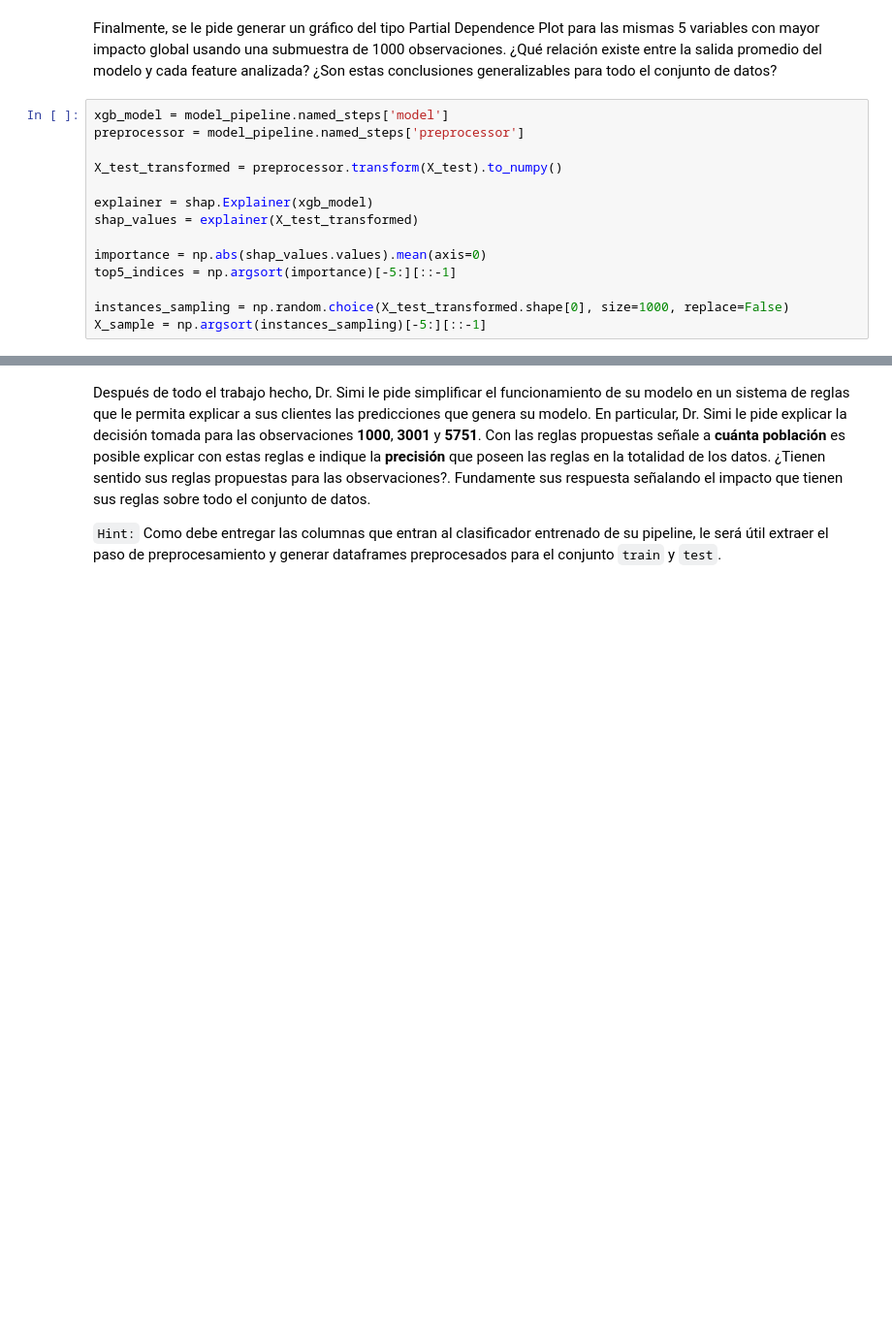
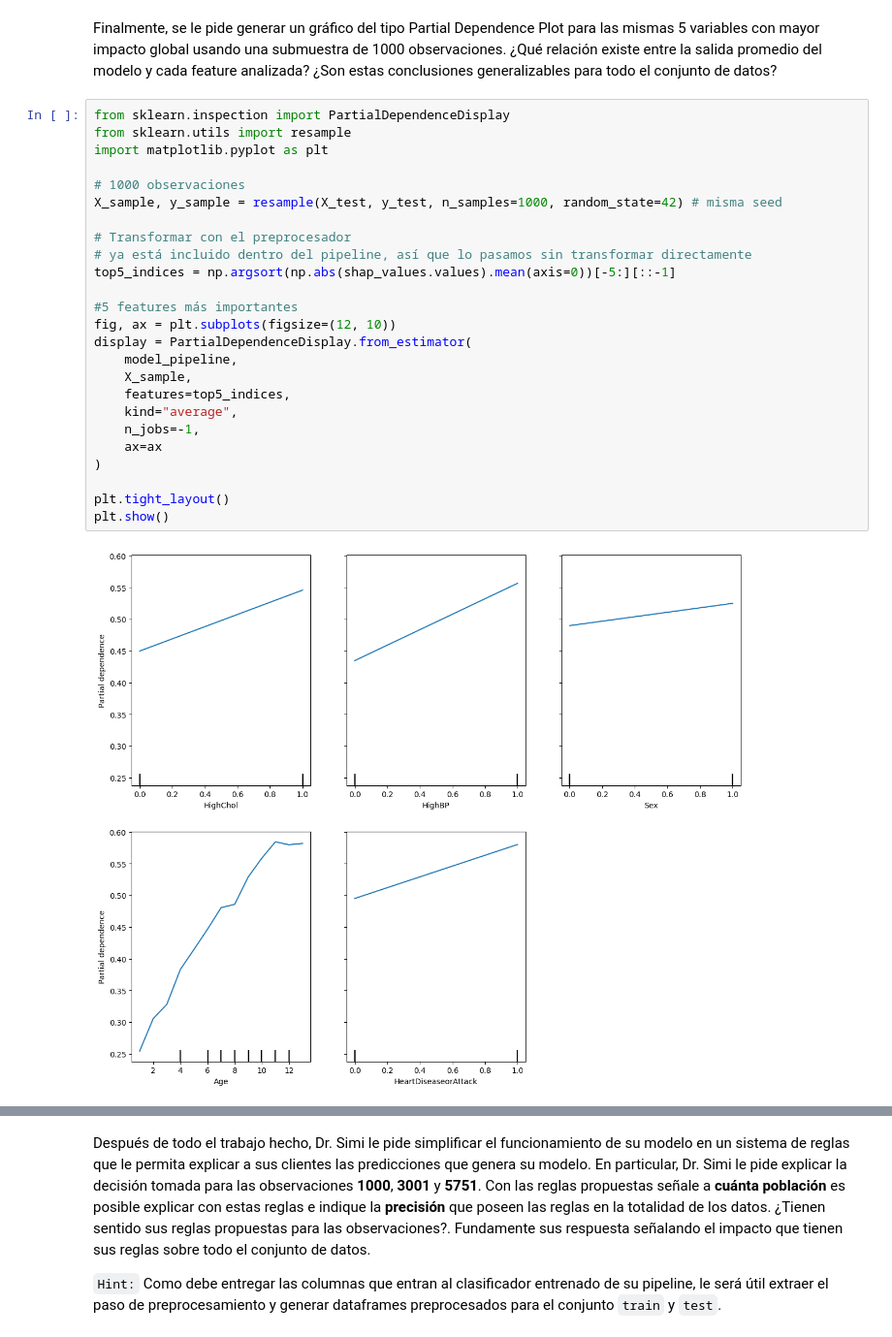
Before and after one commit to onemoremoka/MDS7202labs, a Jupyter notebook: laboratorio7/Lab7_enunciado.ipynb, the cells around one changed output, grey strips where cells are left out. Shown at 97% size. Saved outputs shown, nothing was run; the diff lists cells and outputs as text; blank space fills up the shorter version.

```diff
--- a/laboratorio7/Lab7_enunciado.ipynb
+++ b/laboratorio7/Lab7_enunciado.ipynb
@@ -622,17 +648,30 @@ for i in top5_indices:
 ### 5.5 Partial Dependence Plot (4 puntos)
 # %% [markdown]
 Finalmente, se le pide generar un gráfico del tipo Partial Dependence Plot para las mismas 5 variables con mayor impacto global usando una submuestra de 1000 observaciones. ¿Qué relación existe entre la salida promedio del modelo y cada feature analizada? ¿Son estas conclusiones generalizables para todo el conjunto de datos?
-# %%
-xgb_model = model_pipeline.named_steps['model']
-preprocessor = model_pipeline.named_steps['preprocessor']
-
-X_test_transformed = preprocessor.transform(X_test).to_numpy()
-
-explainer = shap.Explainer(xgb_model)
-shap_values = explainer(X_test_transformed)
-
-importance = np.abs(shap_values.values).mean(axis=0)
-top5_indices = np.argsort(importance)[-5:][::-1]
-
-instances_sampling = np.random.choice(X_test_transformed.shape[0], size=1000, replace=False)
-X_sample = np.argsort(instances_sampling)[-5:][::-1]
+# %%
+from sklearn.inspection import PartialDependenceDisplay
+from sklearn.utils import resample
+import matplotlib.pyplot as plt
+
+# 1000 observaciones
+X_sample, y_sample = resample(X_test, y_test, n_samples=1000, random_state=42) # misma seed
+
+# Transformar con el preprocesador
+# ya está incluido dentro del pipeline, así que lo pasamos sin transformar directamente
+top5_indices = np.argsort(np.abs(shap_values.values).mean(axis=0))[-5:][::-1]
+
+#5 features más importantes
+fig, ax = plt.subplots(figsize=(12, 10))
+display = PartialDependenceDisplay.from_estimator(
+    model_pipeline,
+    X_sample,
+    features=top5_indices,
+    kind="average",
+    n_jobs=-1,
+    ax=ax
+)
+
+plt.tight_layout()
+plt.show()
+# %% [output]
+[figure, added]
```
Also changed, not shown: parts of 28 cells of this notebook.
